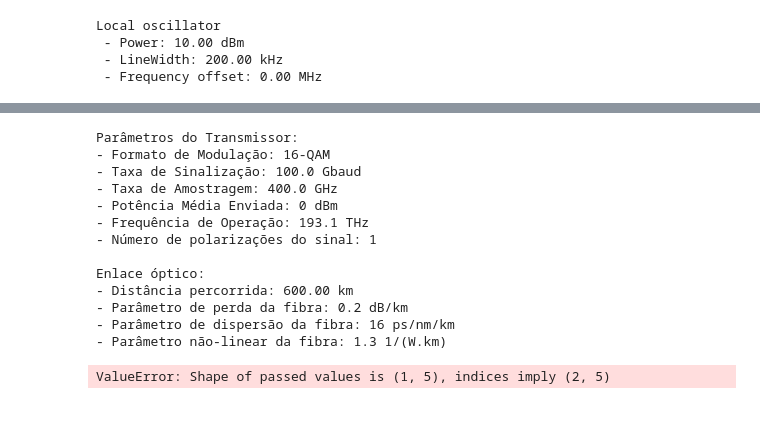
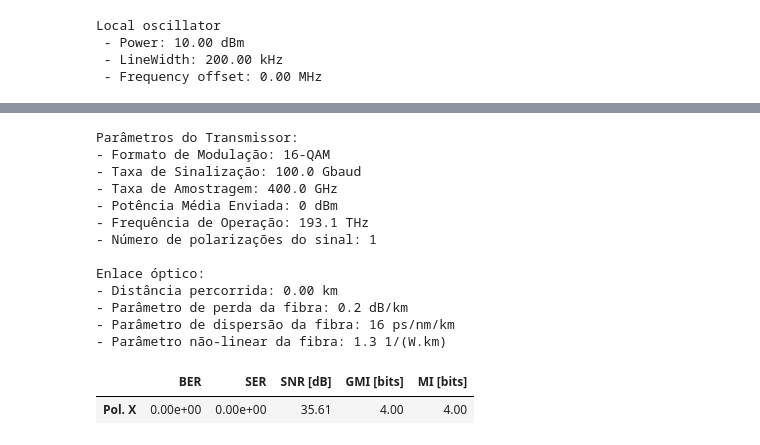
Before and after one commit to jfelipeslg/TCC_Single-Ended-Receiver, a Jupyter notebook: Tx_Rx_single-pol_balancedPD.ipynb, the cells around one changed output, grey strips where cells are left out. Cells and saved outputs as stored; diff of their text form; code cells hidden in the pictures; blank space fills up the shorter version.

```diff
--- a/Tx_Rx_single-pol_balancedPD.ipynb
+++ b/Tx_Rx_single-pol_balancedPD.ipynb
@@ -342,5 +217,0 @@ cpr(Ei, symbTx=[], paramCPR=[])
-# %%
-for i in Tx:
-    print(i)
-for i in channel:
-    print(i)
@@ -447,33 +304,34 @@ for k in range(y_CPR.shape[1]):
 y_CPR = y_CPR/np.sqrt(signal_power(y_CPR))
 
 
 ind = np.arange(discard, d.shape[0]-discard)
 BER, SER, SNR = fastBERcalc(y_CPR[ind,:], d[ind,:], paramTx.M, 'qam')
 GMI,_    = monteCarloGMI(y_CPR[ind,:], d[ind,:], paramTx.M, 'qam')
 MI       = monteCarloMI(y_CPR[ind,:], d[ind,:], paramTx.M, 'qam')
 
 polx = [SER[0],BER[0],SNR[0],MI[0],GMI[0]]
 results = np.array([polx])
 
 for i in Tx:
     print(i)
 for i in channel:
     print(i)
 
-df2 = pd.DataFrame(results, index=['Pol. X', 'Pol. Y'], columns=['BER', 'SER', 'SNR [dB]', 'GMI [bits]', 'MI [bits]'])
+df2 = pd.DataFrame(results, index=['Pol. X'], columns=['BER', 'SER', 'SNR [dB]', 'GMI [bits]', 'MI [bits]'])
 df2.style.format({"BER": "{:.2e}", "SER": "{:.2e}", "SNR [dB]": "{:.2f}", "GMI [bits]": "{:.2f}", "MI [bits]": "{:.2f}"})
 # %% [output]
 Parâmetros do Transmissor:
 - Formato de Modulação: 16-QAM
 - Taxa de Sinalização: 100.0 Gbaud
 - Taxa de Amostragem: 400.0 GHz
 - Potência Média Enviada: 0 dBm
 - Frequência de Operação: 193.1 THz
 - Número de polarizações do sinal: 1
 
 Enlace óptico:
-- Distância percorrida: 600.00 km
+- Distância percorrida: 0.00 km
 - Parâmetro de perda da fibra: 0.2 dB/km
 - Parâmetro de dispersão da fibra: 16 ps/nm/km
 - Parâmetro não-linear da fibra: 1.3 1/(W.km)
-ValueError: Shape of passed values is (1, 5), indices imply (2, 5)
+|  | BER | SER | SNR [dB] | GMI [bits] | MI [bits] |
+| Pol. X | 0.00e+00 | 0.00e+00 | 35.61 | 4.00 | 4.00 |
```
Also changed, not shown: parts of 15 cells of this notebook, 1 other file.
